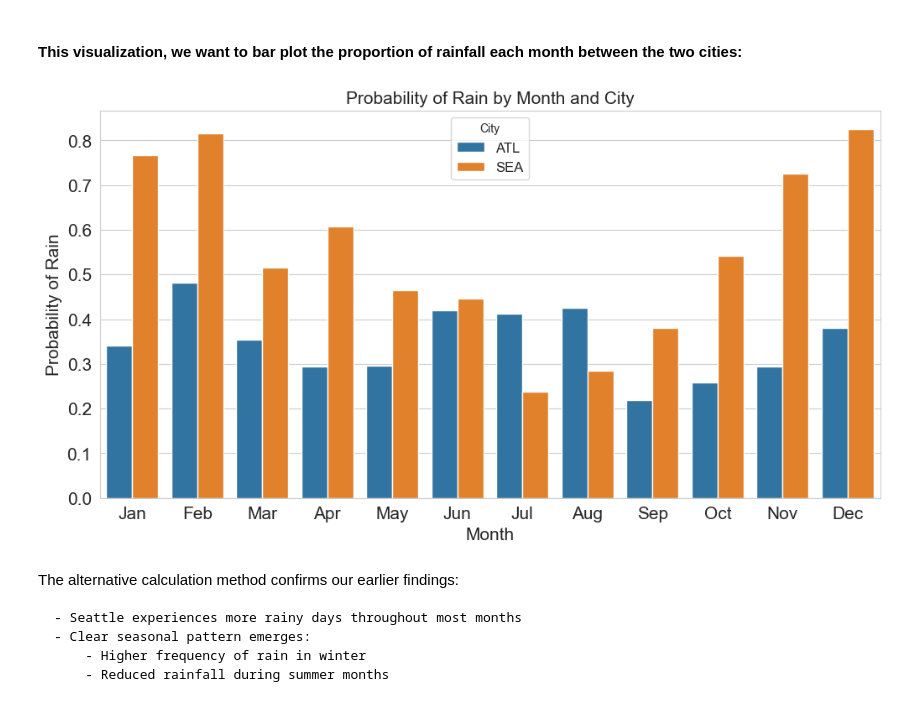
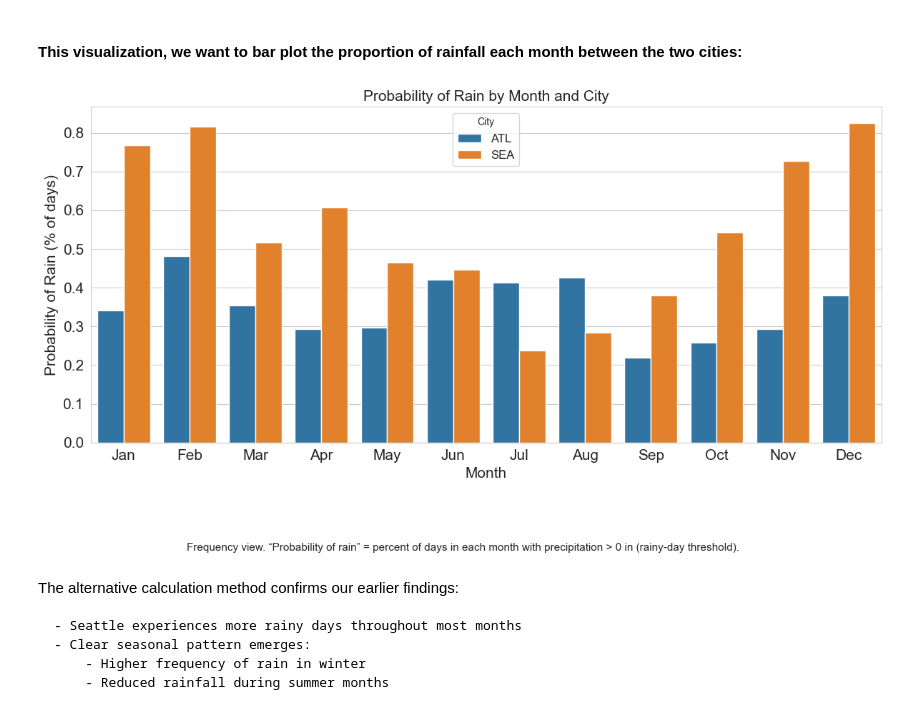
Before and after one commit to dcnguyen060899/weather, a Jupyter notebook: code/eda_modelling.ipynb, the cells around one changed output. Drawn from its saved outputs; the diff is of its cells as text; code cells hidden in the pictures.

```diff
--- a/code/eda_modelling.ipynb
+++ b/code/eda_modelling.ipynb
@@ -308,18 +313,22 @@ monthly_mean
 # %%
 plt.figure(figsize=(12, 6))
 sns.barplot(data=monthly_mean, x='month', y='any_precipitation', hue='city')
-
 plt.title('Probability of Rain by Month and City', fontsize=15)
 plt.xlabel('Month', fontsize=15)
-plt.ylabel('Probability of Rain', fontsize=15)
+plt.ylabel('Probability of Rain (% of days)', fontsize=15)
 plt.tick_params(labelsize=15)
-
-month_names = ['Jan', 'Feb', 'Mar', 'Apr', 'May', 'Jun', 'Jul', 'Aug', 'Sep', 'Oct', 'Nov', 'Dec']
+month_names = ['Jan','Feb','Mar','Apr','May','Jun','Jul','Aug','Sep','Oct','Nov','Dec']
 plt.xticks(ticks=np.arange(12), labels=month_names)
 plt.legend(title='City', fontsize=12)
+
+fig = plt.gcf()
+caption = ("Frequency view. “Probability of rain” = percent of days in each month with precipitation > 0 in "
+           "(rainy-day threshold).")
+fig.text(0.5, -0.08, caption, ha='center', va='top', fontsize=11)
+fig.tight_layout(rect=[0, 0.04, 1, 1])
 plt.show()
 # %% [output]
-[figure, old version]
+[figure, new version]
 # %% [markdown]
 The alternative calculation method confirms our earlier findings:
 
```
Also changed, not shown: parts of 3 cells of this notebook.
